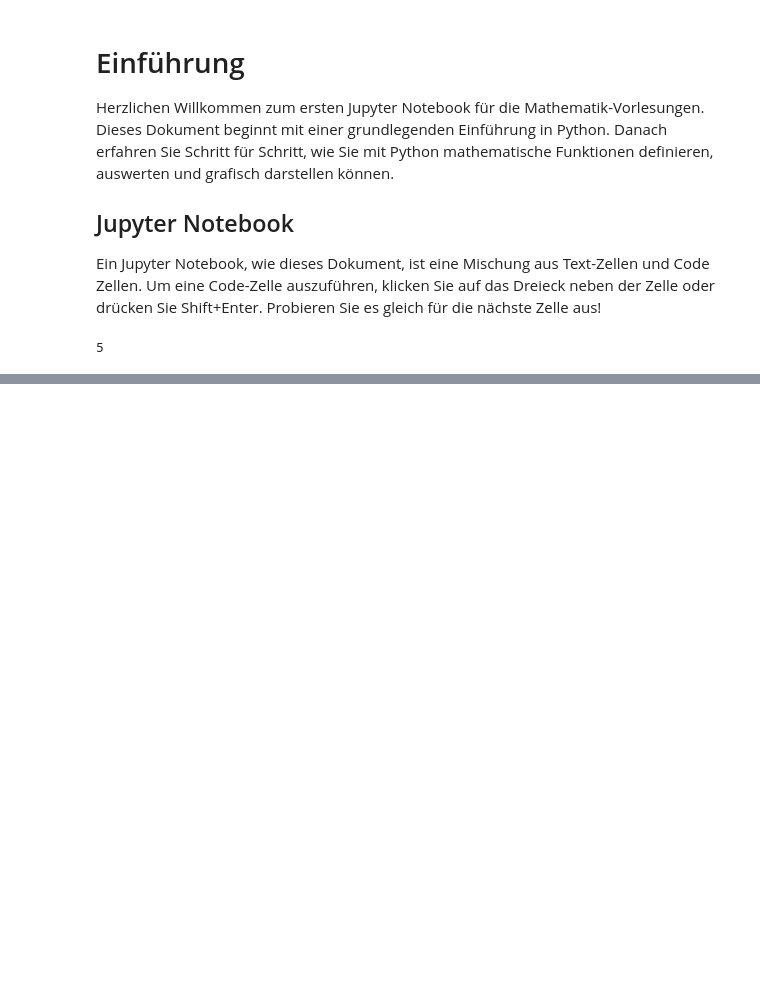
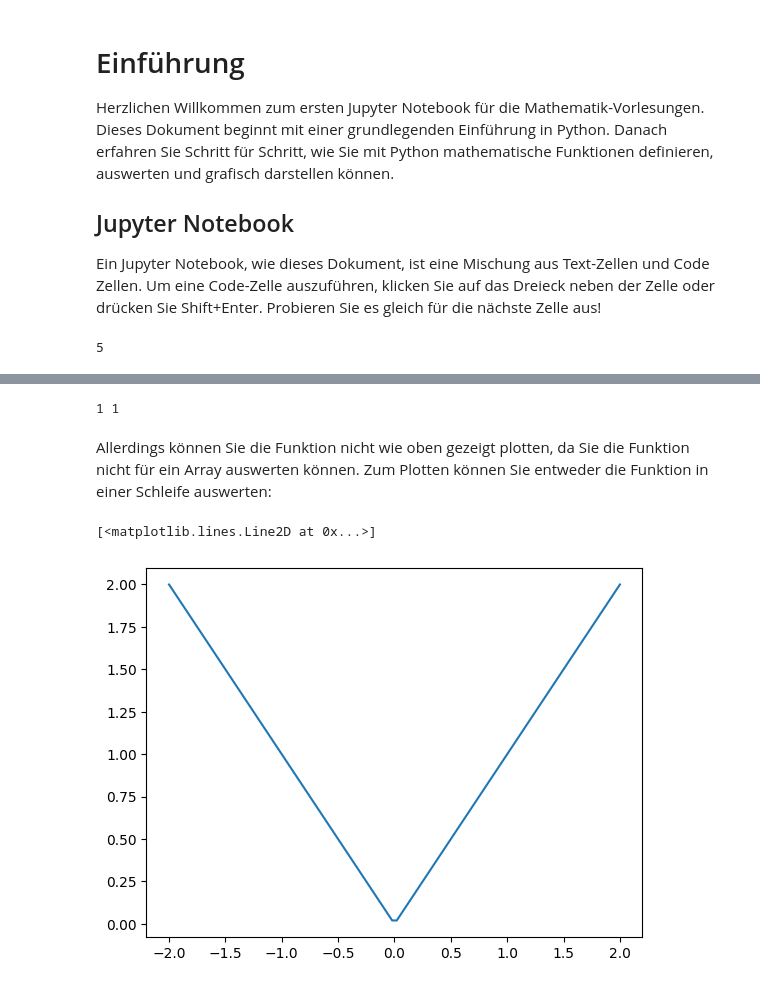
Before and after one commit to tokrelo/hso-mathe, a Jupyter notebook: 00-introduction.ipynb, the cells around one changed output, grey strips where cells are left out. Drawn from its saved outputs; the diff is of its cells as text; code cells hidden in the pictures; blank space fills up the shorter version.

```diff
--- a/00-introduction.ipynb
+++ b/00-introduction.ipynb
@@ -119,0 +160,12 @@ Text(0, 0.5, 'v')
+# %%
+# Definierter Bereich und Anzahl von Werten
+a3 = linspace(0, 1, 5) # Entspricht array([0, 0.25, 0.5, 0.75, 1])
+print("a3", a3)
+print("sqrt(a3)", sqrt(a3))
+
+# Definierter Bereich und Schrittweite
+a4 = arange(0, 1, 0.25) # Entspricht array([0, 0.25, 0.5, 0.75])
+print("a4", a4)
+
+# Für ganze Zahlen gibt es auch range (Achtung, kein numpy-Array)
+a5 = range(0, 5) # Enthält 0, 1, 2, 3, 4
@@ -119,0 +230,8 @@ Text(0, 0.5, 'v')
+# %%
+# Schleife über einen Range
+for i in a5:
+    print(i)
+
+# Schleife über ein Array
+for i in a3:
+    print(i)
@@ -119,0 +294,24 @@ Text(0, 0.5, 'v')
+# %%
+def abs1(x):
+  if x < 0:
+    return -x
+  else:
+    return x
+
+print(abs1(1), abs1(-1))
+# %% [output]
+1 1
+# %% [markdown]
+Allerdings können Sie die Funktion nicht wie oben gezeigt plotten,
+da Sie die Funktion nicht für ein Array auswerten können. Zum Plotten können Sie
+entweder die Funktion in einer Schleife auswerten:
+# %%
+x = linspace(-2, 2, 100)
+y = zeros(100)
+for i in range(100):
+    y[i] = abs1(x[i])
+
+plot(x, y)
+# %% [output]
+[<matplotlib.lines.Line2D at 0x...>]
+[figure, added]
```
Also changed, not shown: parts of 49 cells of this notebook.
